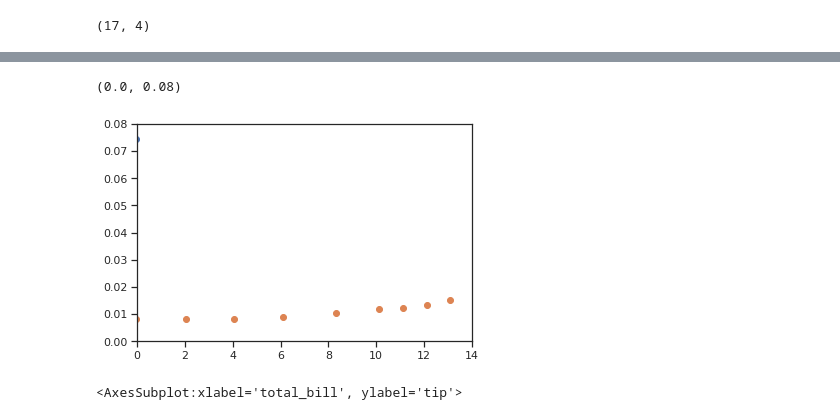
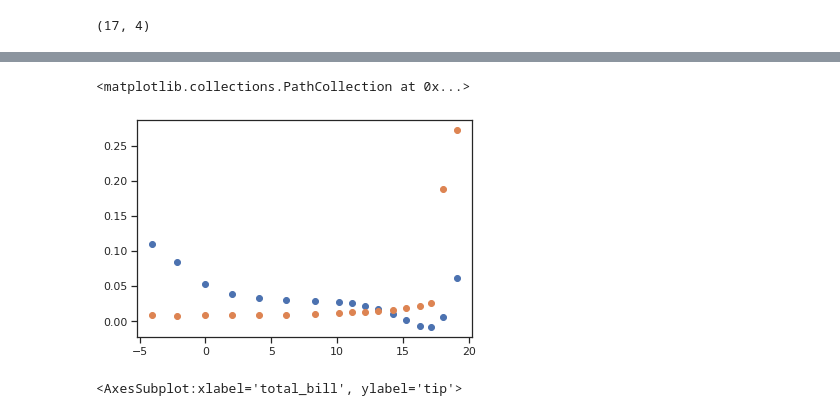
Before and after one commit to sinanh/flowAroundTriangles, a Jupyter notebook: training.ipynb, the cells around one changed output, grey strips where cells are left out. Saved outputs shown, nothing was run; the diff lists cells and outputs as text; code cells hidden in the pictures.

```diff
--- a/training.ipynb
+++ b/training.ipynb
@@ -146,12 +191,14 @@ min      0.683333    0.000000
 max      1.000000    1.000000
 # %%
-n_layers = 6
-n_nodes = 32
+n_layers = 8
+n_nodes = 16
 # %%
-all_layers = [layers.Dense(n_nodes, activation="relu", name="hidden_layer_"+str(i)) for i in np.arange(n_layers)]
-all_layers.append(layers.Dense(10, activation="softmax"))
-
-all_layers.append(layers.Dense(2, name="output_layer"))
+all_layers = [layers.Dense(n_nodes, activation="tanh", name="hidden_layer_"+str(i)) for i in np.arange(n_layers)]
+#all_layers.append(layers.Dense(10, activation="tanh"))
+#all_layers.append(layers.Conv2D(16, 4))
+#all_layers.append(layers.MaxPooling2D((2,2)))
+all_layers.append(layers.Dropout(0.5))
+all_layers.append(layers.Dense(2,  name="output_layer"))
 model = Sequential(all_layers)
 # %%
-model.compile(optimizer="rmsprop", loss='mean_squared_error')
+model.compile(optimizer="Adam", loss='mean_squared_error')
@@ -158,7 +221,7 @@ model.compile(optimizer="rmsprop", loss='mean_squared_error')
 # %%
 history = model.fit(
     train_features, train_labels,
-    epochs=400,
+    epochs=100,
     # Calculate validation results on 20% of the training data
     validation_split = 0.2)
 # %% [output]
@@ -314,11 +433,9 @@ plt.scatter(nasa["angle"], nasa["cl"])
 # %%
 plt.scatter(nasa["angle"], nasa_predict[:,0])
 plt.scatter(nasa["angle"], nasa["cd"])
-plt.xlim(0,14)
-plt.ylim(0,0.08)
 # %% [output]
-(0.0, 0.08)
+<matplotlib.collections.PathCollection at 0x...>
-[figure, old version]
+[figure, new version]
 # %%
 tips = sns.load_dataset("tips")
 # %%
```
Also changed, not shown: parts of 47 cells of this notebook, 2 other files.
